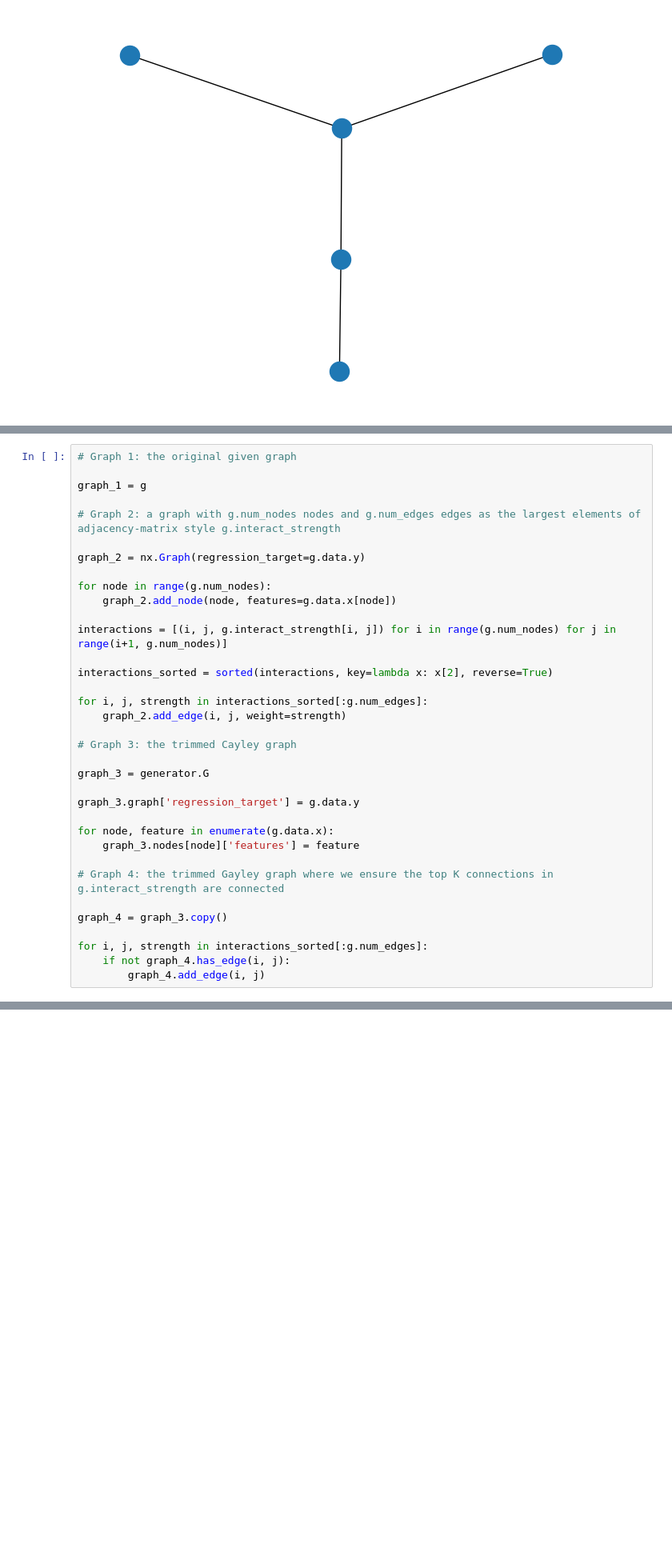
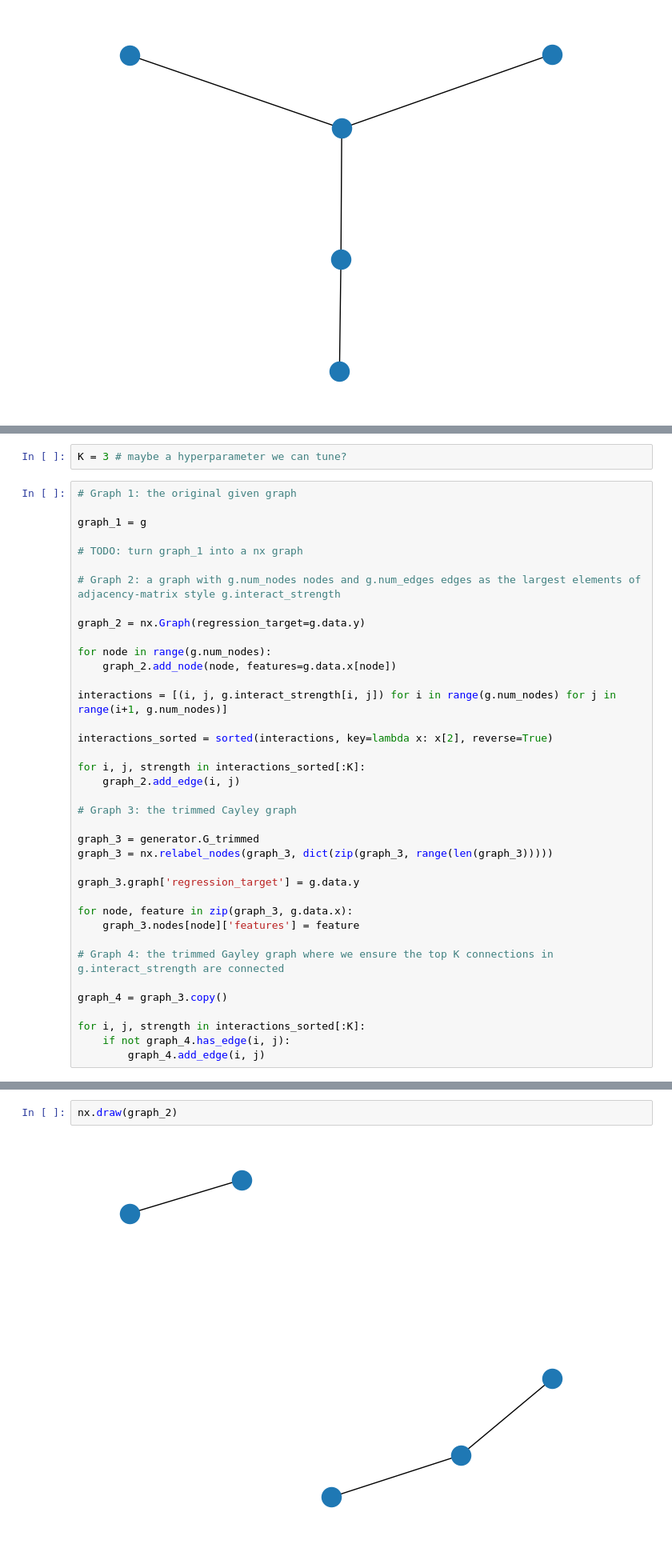
Before and after one commit to ssu53/commute_opt_gnn, a Jupyter notebook: playground.ipynb, the cells around one changed output, grey strips where cells are left out. Shown at 80% size. Cells and saved outputs as stored; diff of their text form; blank space fills up the shorter version.

Commit message:
Augmented graphs

```diff
--- a/playground.ipynb
+++ b/playground.ipynb
@@ -38,8 +38,12 @@ generator.visualize_graph(trimmed=True)
 [figure]
+# %%
+K = 3 # maybe a hyperparameter we can tune?
 # %%
 # Graph 1: the original given graph
 
 graph_1 = g
+
+# TODO: turn graph_1 into a nx graph
 
 # Graph 2: a graph with g.num_nodes nodes and g.num_edges edges as the largest elements of adjacency-matrix style g.interact_strength
 
@@ -52,22 +56,23 @@ interactions = [(i, j, g.interact_strength[i, j]) for i in range(g.num_nodes) fo
 
 interactions_sorted = sorted(interactions, key=lambda x: x[2], reverse=True)
 
-for i, j, strength in interactions_sorted[:g.num_edges]:
-    graph_2.add_edge(i, j, weight=strength)
+for i, j, strength in interactions_sorted[:K]:
+    graph_2.add_edge(i, j)
 
 # Graph 3: the trimmed Cayley graph
 
-graph_3 = generator.G
+graph_3 = generator.G_trimmed
+graph_3 = nx.relabel_nodes(graph_3, dict(zip(graph_3, range(len(graph_3)))))
 
 graph_3.graph['regression_target'] = g.data.y
 
-for node, feature in enumerate(g.data.x):
+for node, feature in zip(graph_3, g.data.x):
     graph_3.nodes[node]['features'] = feature
 
 # Graph 4: the trimmed Gayley graph where we ensure the top K connections in g.interact_strength are connected
 
 graph_4 = graph_3.copy()
 
-for i, j, strength in interactions_sorted[:g.num_edges]:
+for i, j, strength in interactions_sorted[:K]:
     if not graph_4.has_edge(i, j):
         graph_4.add_edge(i, j)
@@ -73,0 +81,4 @@ for i, j, strength in interactions_sorted[:g.num_edges]:
+# %%
+nx.draw(graph_2)
+# %% [output]
+[figure, added]
```
Also changed, not shown: parts of 4 cells of this notebook.
